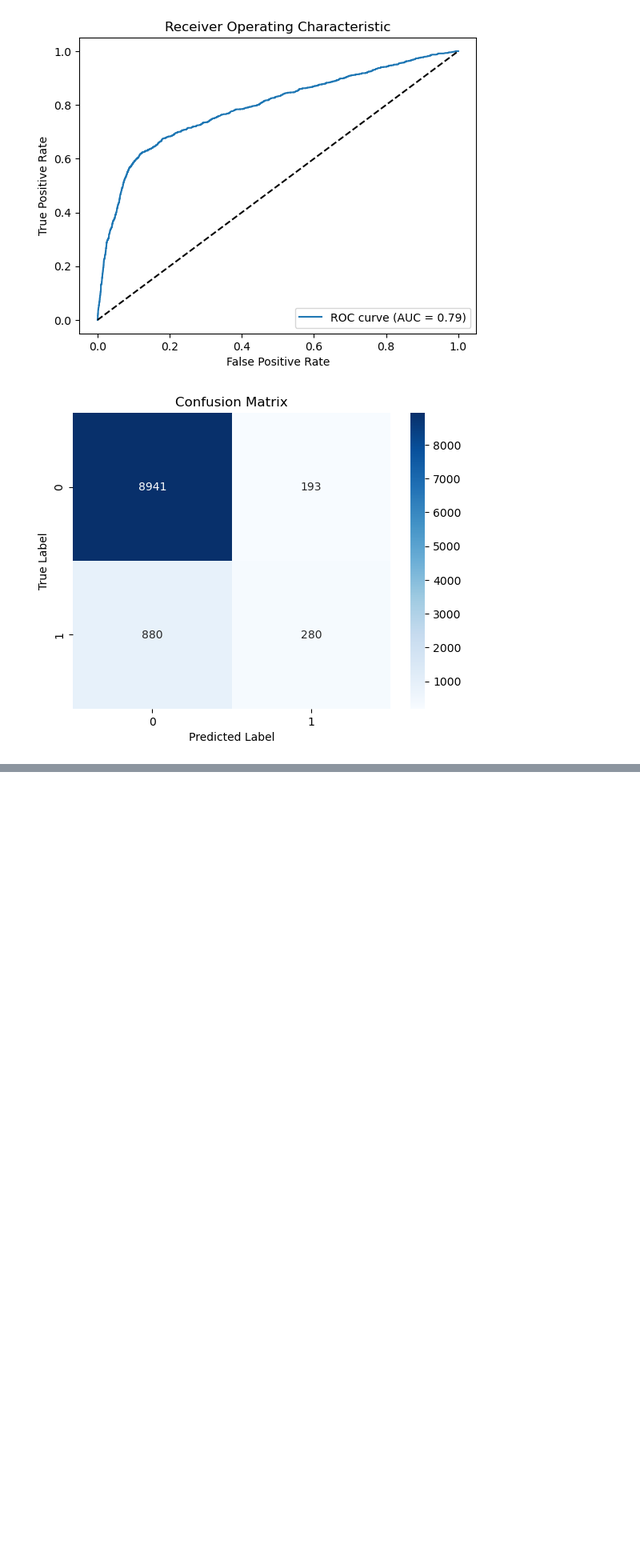
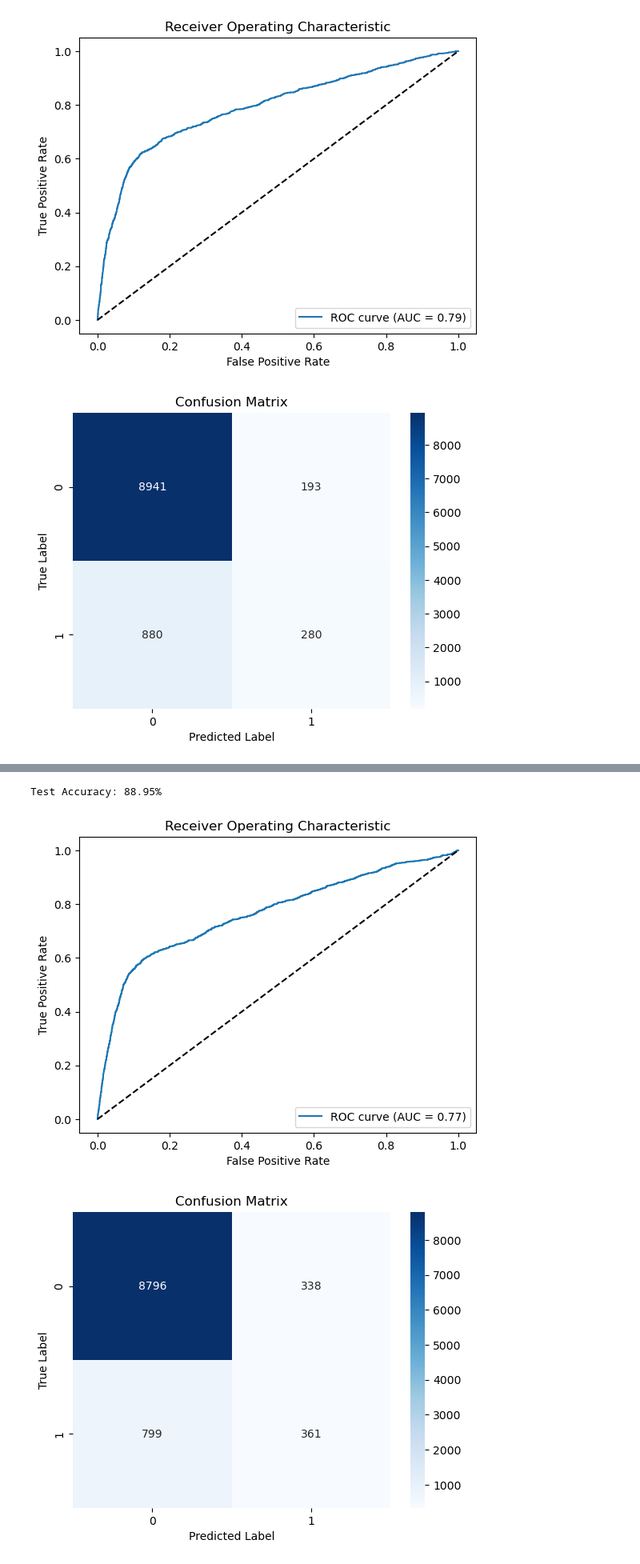
Before and after one commit to carmenmarcos00/ml_anonymization, a Jupyter notebook: ml_models/bank_models/bank_no_anonym.ipynb, the cells around one changed output, grey strips where cells are left out. Shown at 80% size. Saved outputs shown, nothing was run; the diff lists cells and outputs as text; code cells hidden in the pictures; blank space fills up the shorter version.

```diff
--- a/ml_models/bank_models/bank_no_anonym.ipynb
+++ b/ml_models/bank_models/bank_no_anonym.ipynb
@@ -708,0 +880,56 @@ plt.show()
+# %%
+# Create the Gradient Boosting classifier
+gradient_boosting_smote = GradientBoostingClassifier()
+
+# Define the parameter grid for Gradient Boosting
+param_grid = {
+    'n_estimators': [50, 100, 200],
+    'learning_rate': [0.1, 0.5, 1.0],
+    'max_depth': [3, 4, 5]
+}
+
+# Perform grid search for Gradient Boosting
+grid_search = GridSearchCV(gradient_boosting_smote, param_grid, cv=3)
+grid_search.fit(X_train_os, y_train_os)
+
+# Get the best Gradient Boosting model and its performance
+best_gradient_boosting_smote = grid_search.best_estimator_
+best_params = grid_search.best_params_
+best_score = grid_search.best_score_
+
+# Train the best Gradient Boosting model with all data
+best_gradient_boosting_smote.fit(X_train_os, y_train_os)
+
+# Evaluate the best Gradient Boosting model
+test_accuracy = best_gradient_boosting_smote.score(X_test, y_test)
+print(f'Test Accuracy: {test_accuracy*100:.2f}%')
+# %% [output]
+Test Accuracy: 88.95%
+# %%
+# Generate ROC curve and calculate AUC
+y_pred_prob = best_gradient_boosting_smote.predict_proba(X_test)[:, 1]
+fpr, tpr, thresholds = roc_curve(y_test, y_pred_prob)
+auc = roc_auc_score(y_test, y_pred_prob)
+
+# Plot ROC curve
+plt.plot(fpr, tpr, label='ROC curve (AUC = {:.2f})'.format(auc))
+plt.plot([0, 1], [0, 1], 'k--')  # Diagonal
+plt.xlabel('False Positive Rate')
+plt.ylabel('True Positive Rate')
+plt.title('Receiver Operating Characteristic')
+plt.legend(loc='lower right')
+plt.show()
+
+# Create confusion matrix
+y_pred = best_gradient_boosting_smote.predict(X_test)
+cm_gb_smote = confusion_matrix(y_test, y_pred)
+
+# Visualize confusion matrix
+sns.heatmap(cm_gb_smote, annot=True, fmt='d', cmap='Blues')
+plt.title('Confusion Matrix')
+plt.xlabel('Predicted Label')
+plt.ylabel('True Label')
+plt.show()
+# %% [output]
+[figure, added]
+[figure, added]
```
Also changed, not shown: parts of 34 cells of this notebook, 2 other files.
